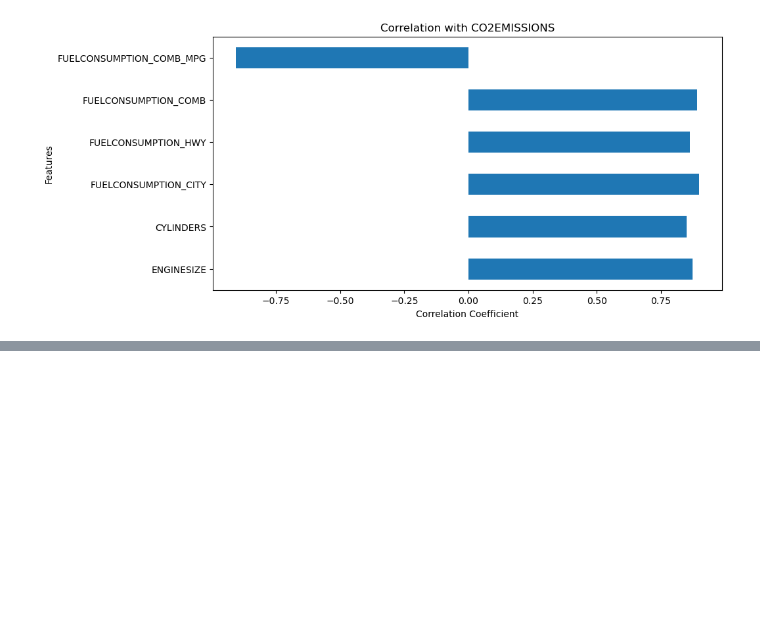
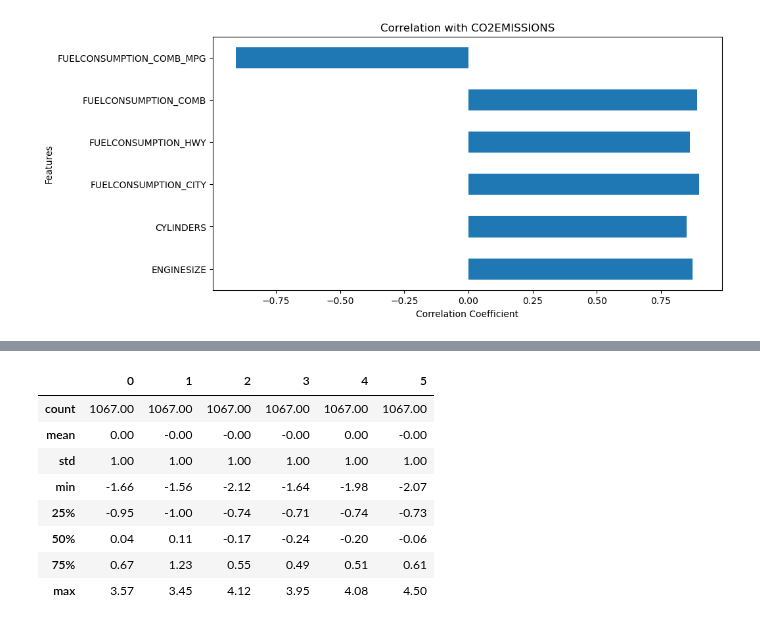
Before and after one commit to gps-stellar/Simple-Regression-Models, a Jupyter notebook: Multiple_Linear_Regression.ipynb, the cells around one changed output, grey strips where cells are left out. Saved outputs shown, nothing was run; the diff lists cells and outputs as text; code cells hidden in the pictures; blank space fills up the shorter version.

```diff
--- a/Multiple_Linear_Regression.ipynb
+++ b/Multiple_Linear_Regression.ipynb
@@ -136,0 +176,12 @@ plt.show()
+# %%
+pd.DataFrame(X_std).describe().round(2)  # Displaying the statistics of the standardized features
+# %% [output]
+|  | 0 | 1 | 2 | 3 | 4 | 5 |
+| count | 1067.00 | 1067.00 | 1067.00 | 1067.00 | 1067.00 | 1067.00 |
+| mean | 0.00 | -0.00 | -0.00 | -0.00 | 0.00 | -0.00 |
+| std | 1.00 | 1.00 | 1.00 | 1.00 | 1.00 | 1.00 |
+| min | -1.66 | -1.56 | -2.12 | -1.64 | -1.98 | -2.07 |
+| 25% | -0.95 | -1.00 | -0.74 | -0.71 | -0.74 | -0.73 |
+| 50% | 0.04 | 0.11 | -0.17 | -0.24 | -0.20 | -0.06 |
+| 75% | 0.67 | 1.23 | 0.55 | 0.49 | 0.51 | 0.61 |
+| max | 3.57 | 3.45 | 4.12 | 3.95 | 4.08 | 4.50 |
```
Also changed, not shown: parts of 14 cells of this notebook.
